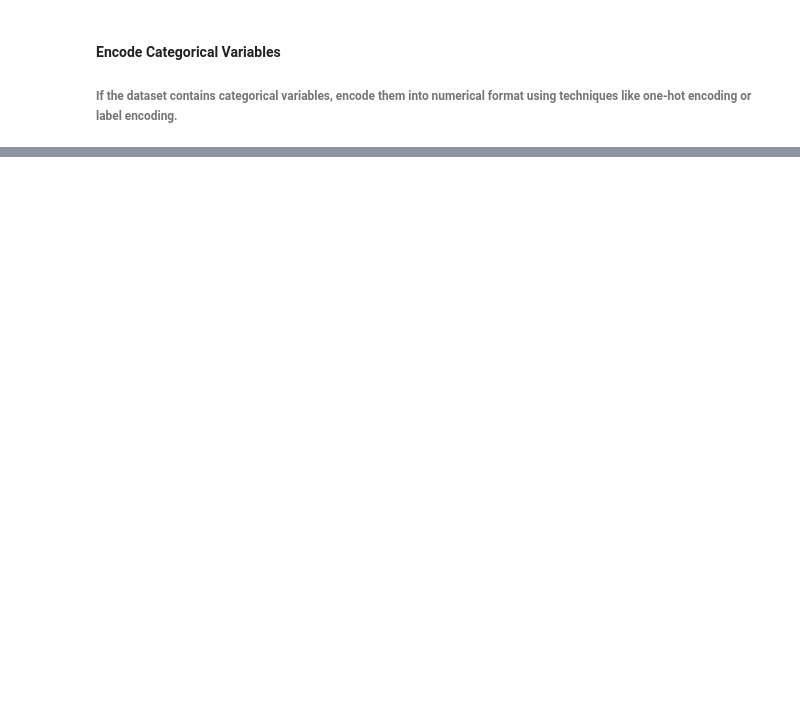
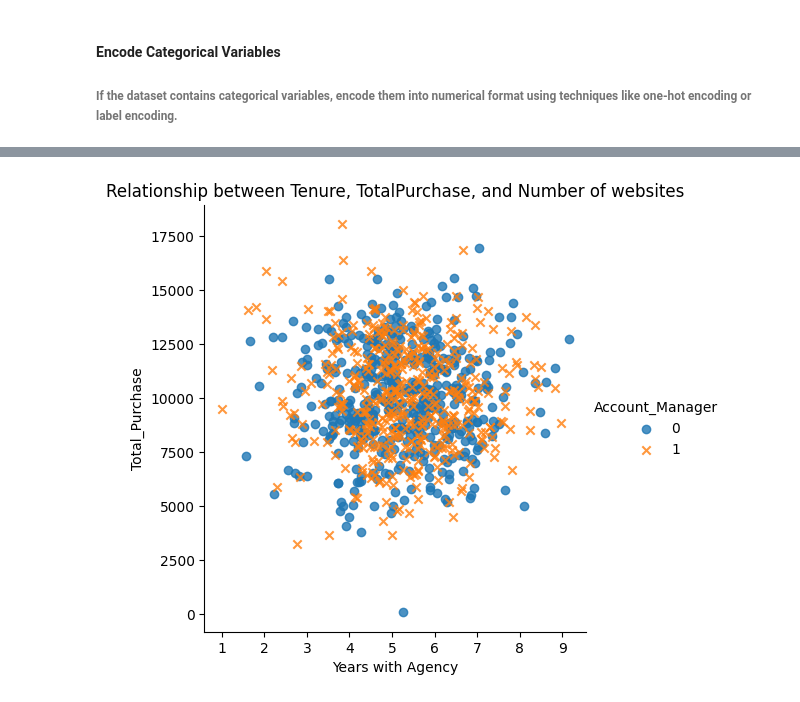
Before and after one commit to violetteallotey/learner_project, a Jupyter notebook: learner.ipynb, the cells around one changed output, grey strips where cells are left out. Drawn from its saved outputs; the diff is of its cells as text; code cells hidden in the pictures; blank space fills up the shorter version.

```diff
--- a/learner.ipynb
+++ b/learner.ipynb
@@ -403,0 +430,9 @@ data['categorical_column'] = label_encoder.fit_transform(data['categorical_colum
+# %%
+# Multivariate Analysis
+sns.lmplot(data=data, x='Years', y='Total_Purchase', hue='Account_Manager', markers=['o', 'x'], fit_reg=False)
+plt.title('Relationship between Tenure, TotalPurchase, and Number of websites')
+plt.xlabel('Years with Agency')
+plt.ylabel('Total_Purchase')
+plt.show()
+# %% [output]
+[figure, added]
```
Also changed, not shown: parts of 9 cells of this notebook.
